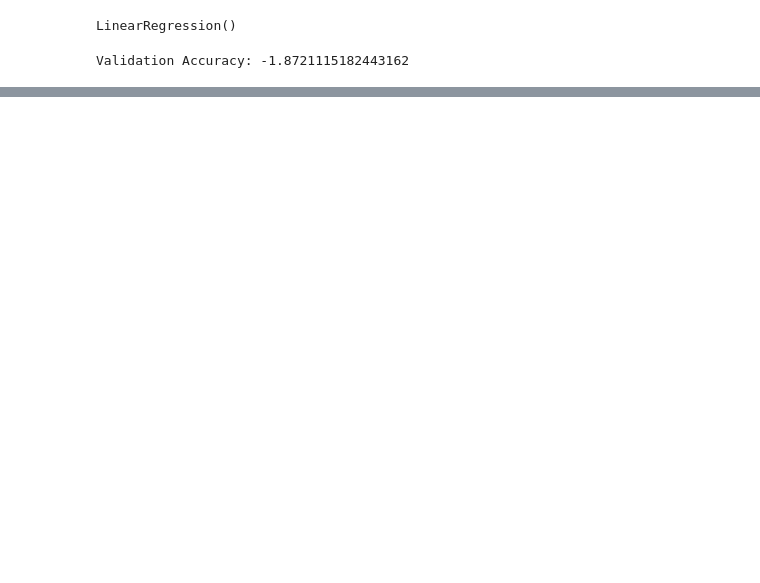
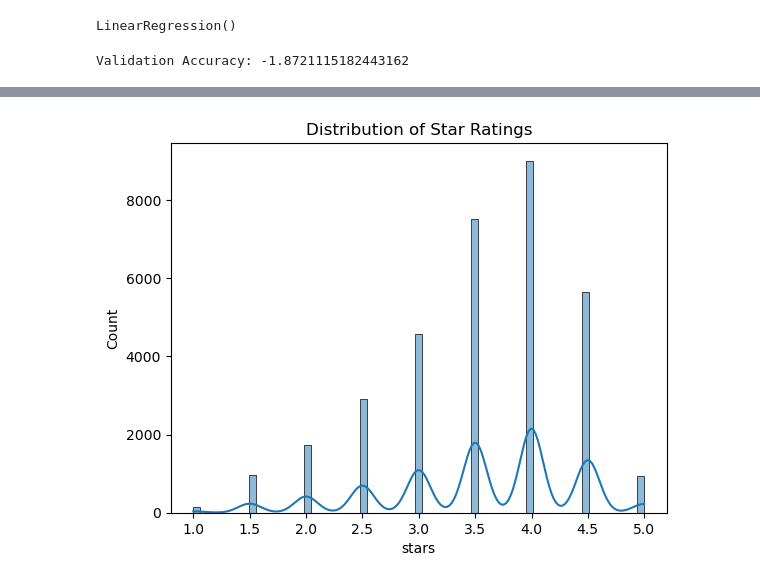
Before and after one commit to vagmi20/ds3010yelp, a Jupyter notebook: yelp_models.ipynb, the cells around one changed output, grey strips where cells are left out. Saved outputs shown, nothing was run; the diff lists cells and outputs as text; code cells hidden in the pictures; blank space fills up the shorter version.

```diff
--- a/yelp_models.ipynb
+++ b/yelp_models.ipynb
@@ -78,0 +78,7 @@ Mean Squared Error: 0.522368973985817
+# %%
+# Histogram for distribution of stars
+sns.histplot(train_df['stars'], kde=True)
+plt.title("Distribution of Star Ratings")
+plt.show()
+# %% [output]
+[figure, added]
```
Also changed, not shown: parts of 12 cells of this notebook.
